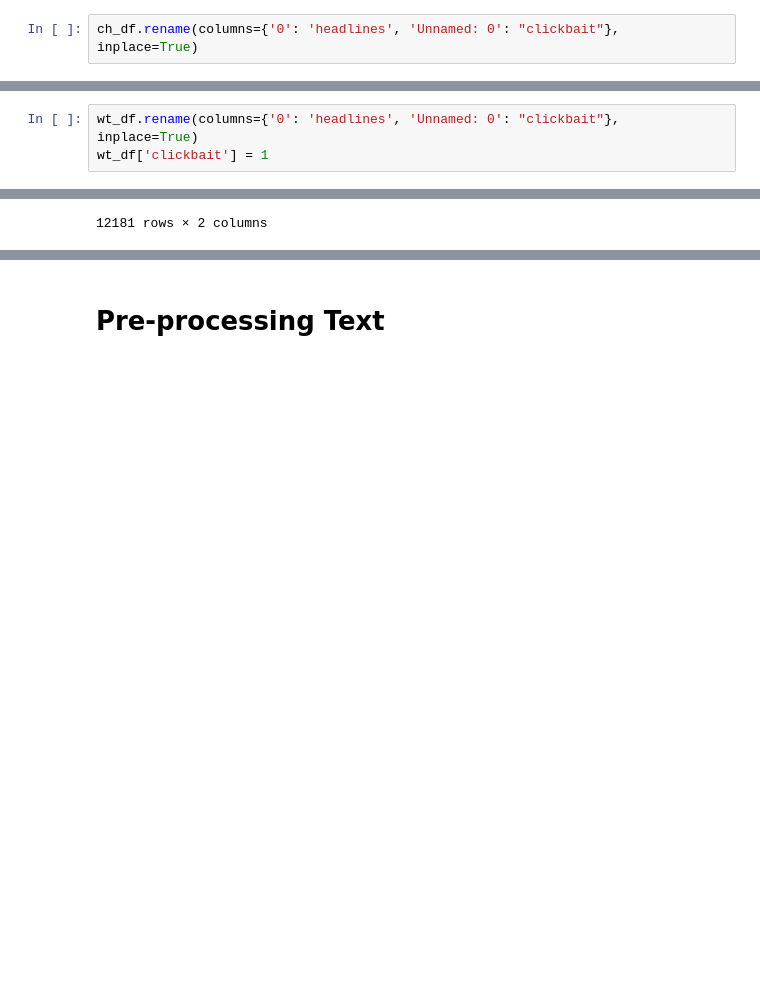
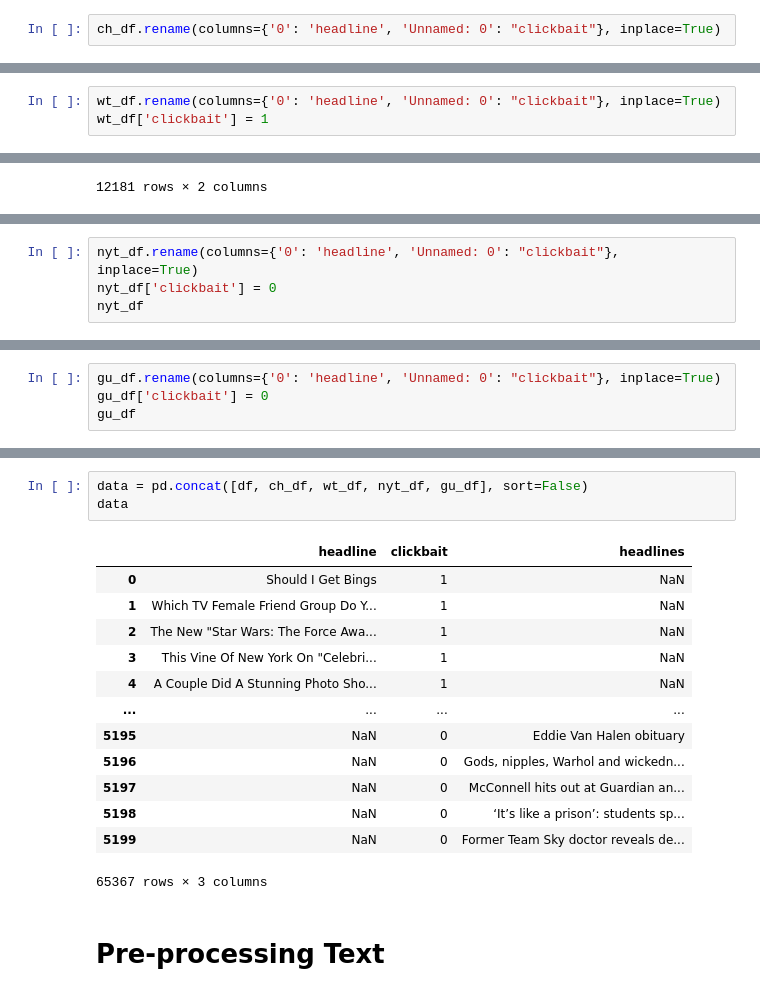
Before and after one commit to tjkim614/clickbait_headline_detector, a Jupyter notebook: 2_scrub.ipynb, the cells around one changed output, grey strips where cells are left out. Saved outputs shown, nothing was run; the diff lists cells and outputs as text; blank space fills up the shorter version.

Commit message:
consolidate data

```diff
--- a/2_scrub.ipynb
+++ b/2_scrub.ipynb
@@ -34,5 +33,5 @@ nyt_df = pd.concat([nyt_df1, nyt_df2])
 # %%
-ch_df.rename(columns={'0': 'headlines', 'Unnamed: 0': "clickbait"}, inplace=True)
+ch_df.rename(columns={'0': 'headline', 'Unnamed: 0': "clickbait"}, inplace=True)
 # %%
 ch_df['clickbait'] = 1
 # %%
@@ -52,7 +51,7 @@ ch_df
 | 1731 | 1 | This Elderly Couple Died Two Days... |
 4526 rows × 2 columns
 # %%
-wt_df.rename(columns={'0': 'headlines', 'Unnamed: 0': "clickbait"}, inplace=True)
+wt_df.rename(columns={'0': 'headline', 'Unnamed: 0': "clickbait"}, inplace=True)
 wt_df['clickbait'] = 1
 # %%
 wt_df
@@ -104,0 +72,4 @@ gu_df
+# %%
+nyt_df.rename(columns={'0': 'headline', 'Unnamed: 0': "clickbait"}, inplace=True)
+nyt_df['clickbait'] = 0
+nyt_df
@@ -104,0 +90,4 @@ gu_df
+# %%
+gu_df.rename(columns={'0': 'headline', 'Unnamed: 0': "clickbait"}, inplace=True)
+gu_df['clickbait'] = 0
+gu_df
@@ -105,3 +108,20 @@ gu_df
+# %%
+data = pd.concat([df, ch_df, wt_df, nyt_df, gu_df], sort=False)
+data
+# %% [output]
+|  | headline | clickbait | headlines |
+| 0 | Should I Get Bings | 1 | NaN |
+| 1 | Which TV Female Friend Group Do Y... | 1 | NaN |
+| 2 | The New "Star Wars: The Force Awa... | 1 | NaN |
+| 3 | This Vine Of New York On "Celebri... | 1 | NaN |
+| 4 | A Couple Did A Stunning Photo Sho... | 1 | NaN |
+| ... | ... | ... | ... |
+| 5195 | NaN | 0 | Eddie Van Halen obituary |
+| 5196 | NaN | 0 | Gods, nipples, Warhol and wickedn... |
+| 5197 | NaN | 0 | McConnell hits out at Guardian an... |
+| 5198 | NaN | 0 | ‘It’s like a prison’: students sp... |
+| 5199 | NaN | 0 | Former Team Sky doctor reveals de... |
+65367 rows × 3 columns
 # %% [markdown]
 # Pre-processing Text
 # %% [markdown]
```
Also changed, not shown: parts of 10 cells of this notebook.
